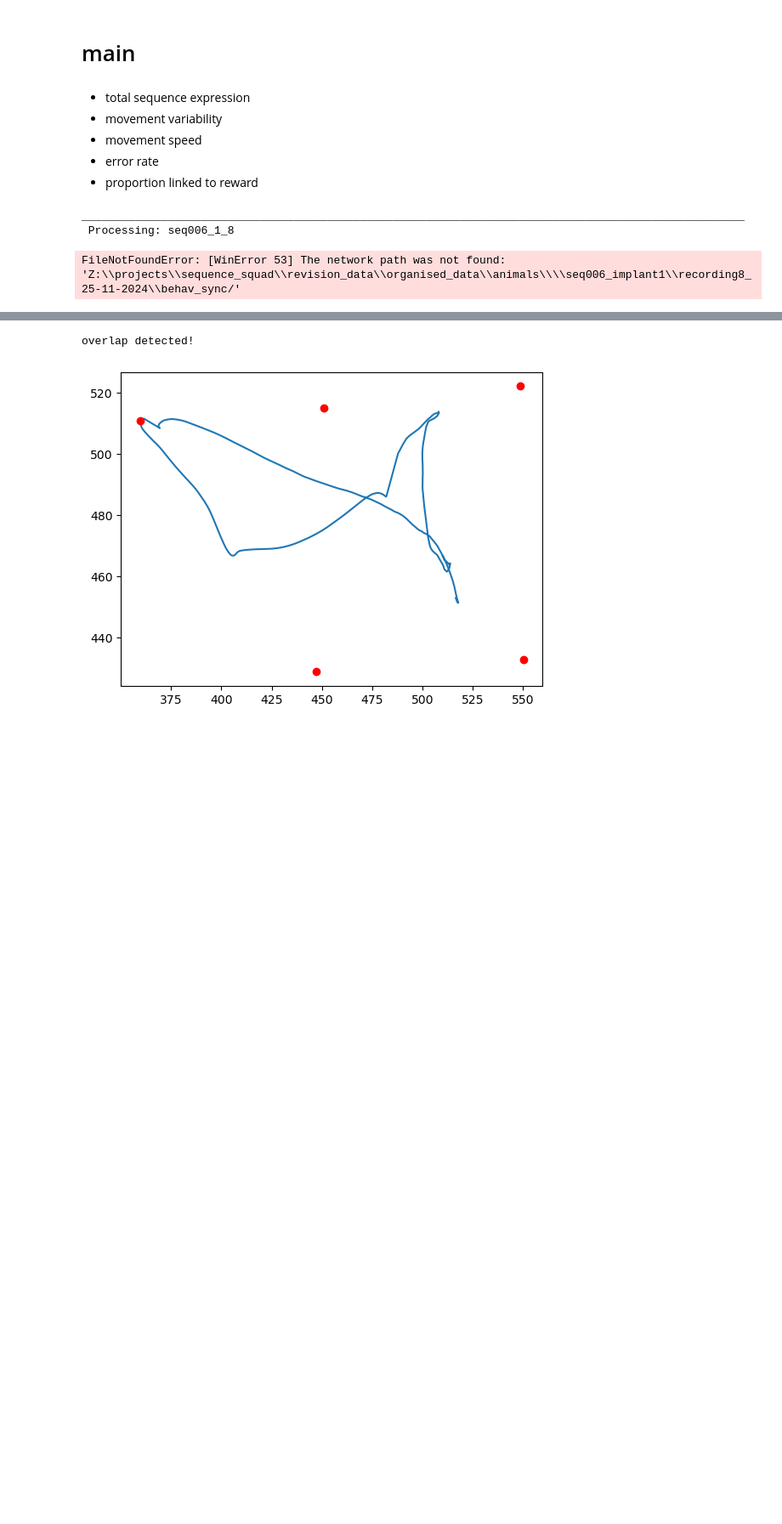
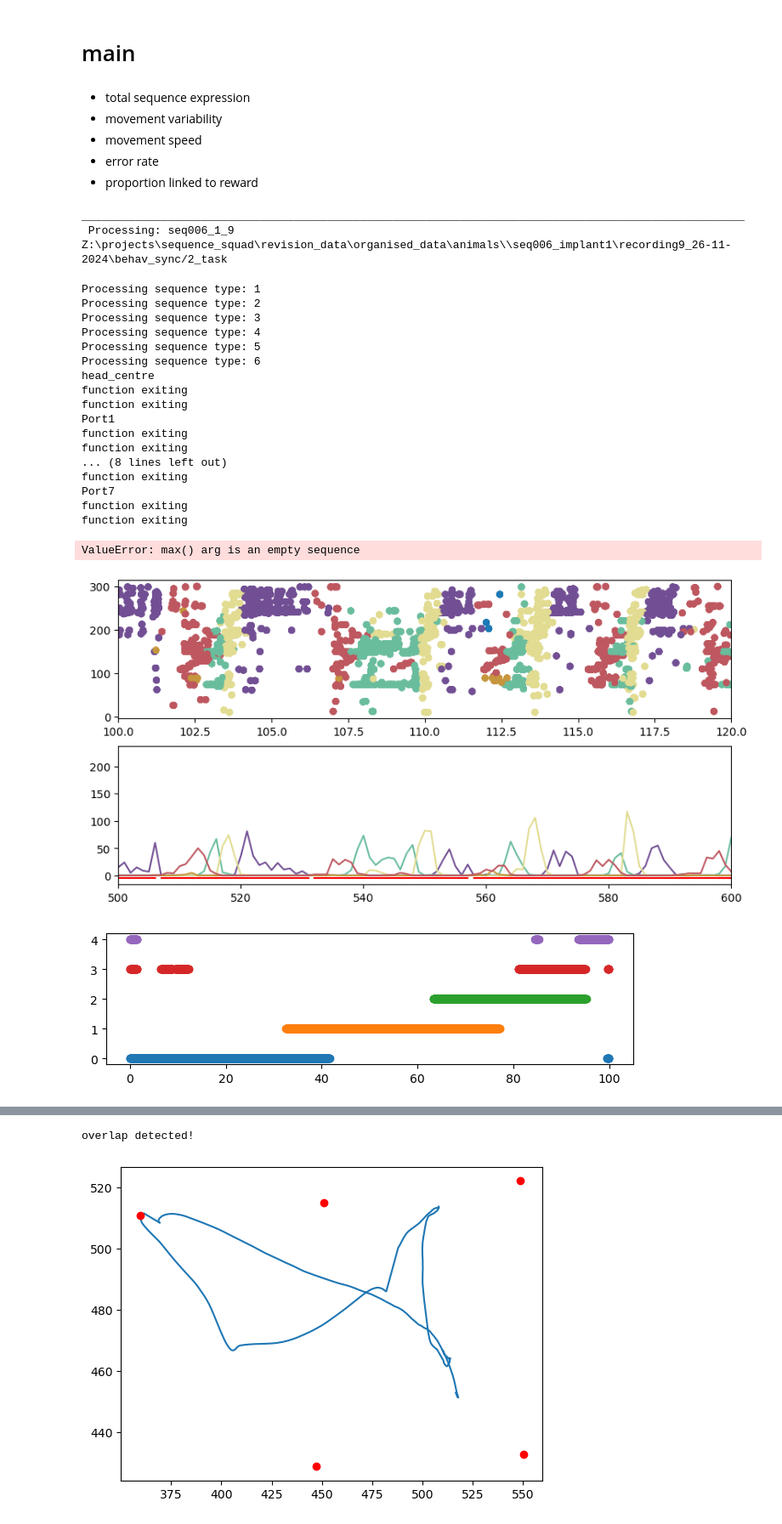
Before and after one commit to EmmettJT/sequences_analyse_PPSeq, a Jupyter notebook: revision_analysis/prioritisation_analysis/behaviour_sleep_link/1_bts_extract_behavioural_features.ipynb, the cells around one changed output, grey strips where cells are left out. Shown at 85% size. Cells and saved outputs as stored; diff of their text form; code cells hidden in the pictures; blank space fills up the shorter version.

```diff
--- a/revision_analysis/prioritisation_analysis/behaviour_sleep_link/1_bts_extract_behavioural_features.ipynb
+++ b/revision_analysis/prioritisation_analysis/behaviour_sleep_link/1_bts_extract_behavioural_features.ipynb
@@ -588,7 +588,7 @@ ________________________________________________________________________________
 # behaviour to sleep
 behav_to_sleep_animals = ['EJT136_1_3','EJT136_1_4','EJT149_1_1','EJT178_1_4','EJT178_1_5','EJT178_1_6','EJT178_1_7','EJT178_1_8','EJT178_1_9','EJT178_2_1','EJT178_2_2','EJT178_2_4','EJT269_1_1','EJT269_1_3','EJT269_1_4','EJT269_1_7','EJT270_1_3','EJT270_1_5','EJT270_1_6','seq006_1_11','EJT268_1_2','EJT269_1_2','EJT270_1_1','ap5R_1_1','ap5R_1_3','seq006_1_4','seq006_1_5','seq006_1_6','seq007_1_1','seq007_1_2','seq007_1_3','seq006_1_8','seq006_1_9','seq006_1_10','ap5R_1_2']
 
-behav_to_sleep_animals = ['seq006_1_8']
+behav_to_sleep_animals = ['seq006_1_9']
 
 for mouse in behav_to_sleep_animals:
     # extract paths from the dict
@@ -704,7 +704,7 @@ for mouse in behav_to_sleep_animals:
     T4_start_ind, T4_end_ind = extract_port_to_port_trajetories(start_port,end_port,frame_filter,threshold_breaks,1,2,3)
 
     # add alteration for this mouse as it messes up
-    if mouse in ['seq006_1_5','seq007_1_2','seq006_1_8']:
+    if mouse in ['seq006_1_5','seq007_1_2','seq006_1_8','seq006_1_9']:
         start_port,end_port = 3,4
         T3_start_ind, T3_end_ind = extract_port_to_port_trajetories(start_port,end_port,frame_filter,threshold_breaks,2,2,2)
         start_port,end_port = 4,5
@@ -997,32 +997,52 @@ tracking_output_df = pd.DataFrame({
     "mean_h_distance_from_av_mm_per_motif": all_motif_mean_dists_mm,
     "mean_dtw_distance_from_av_mm_per_motif":all_motif_mean_dtws_mm,
     "mean_movement_speed_mm_s_per_motif": all_motif_mean_speed_mm_s,
     'total_expression_per_motif': absolute_total_seqs,
     "av_distance_to_next_reward_per_motif":mean_dist_to_reward,
     "proportion_of_sequences_linked_to_reward_per_motif":proportion_close_to_reward,
     "error_rate_per_motif": error_rate_by_motif,
 })
 
 
 out_path = r"Z:\projects\sequence_squad\revision_data\emmett_revisions\sleep_wake_link_data\behaviour_to_replay\processed_data\\"
 ## save data somewhere
 full_out_path = os.path.join(out_path+mouse,'behaviour')
 if not os.path.isdir(full_out_path):
     os.makedirs(full_out_path)
 tracking_output_df.to_csv(full_out_path + r'/processed_behavioural_features.csv',index=False)
 
 # Save all figures
 save_all_figs(full_out_path + mouse + r".png")
 plt.close('all')
 
 print('done')
 
 print('____________________________________________________________________________________________________')
 print('____________________________________________________________________________________________________')
 print(f"\033[1m DATA SAVED FOR {mouse}\033[0m")
 print('____________________________________________________________________________________________________')
 print('____________________________________________________________________________________________________')
 # %% [output]
 ____________________________________________________________________________________________________
- Processing: seq006_1_8
+ Processing: seq006_1_9
+Z:\projects\sequence_squad\revision_data\organised_data\animals\\seq006_implant1\recording9_26-11-2024\behav_sync/2_task
-FileNotFoundError: [WinError 53] The network path was not found: 'Z:\\projects\\sequence_squad\\revision_data\\organised_data\\animals\\\\seq006_implant1\\recording8_25-11-2024\\behav_sync/'
+Processing sequence type: 1
+Processing sequence type: 2
+Processing sequence type: 3
+Processing sequence type: 4
+Processing sequence type: 5
+Processing sequence type: 6
+head_centre
+function exiting
+function exiting
+Port1
+function exiting
+function exiting
+... (8 lines left out)
+function exiting
+Port7
+function exiting
+function exiting
+ValueError: max() arg is an empty sequence
+[figure, added]
+[figure, added]
```
Also changed, not shown: parts of 2 cells of this notebook, 1 other file.
